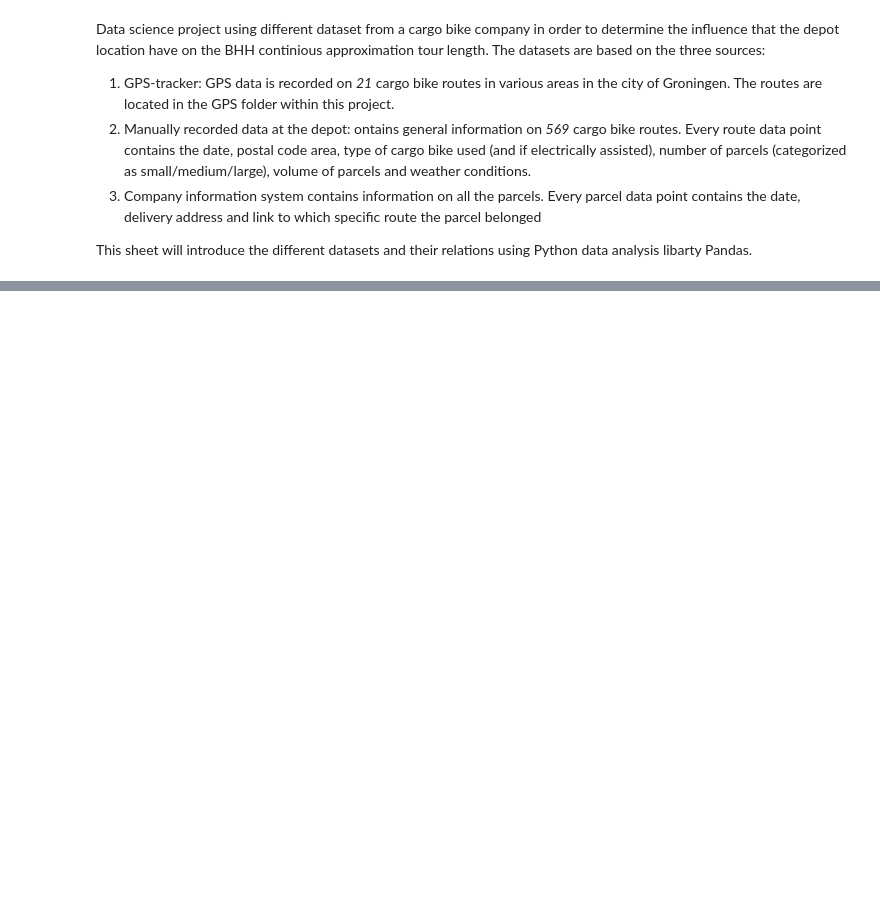
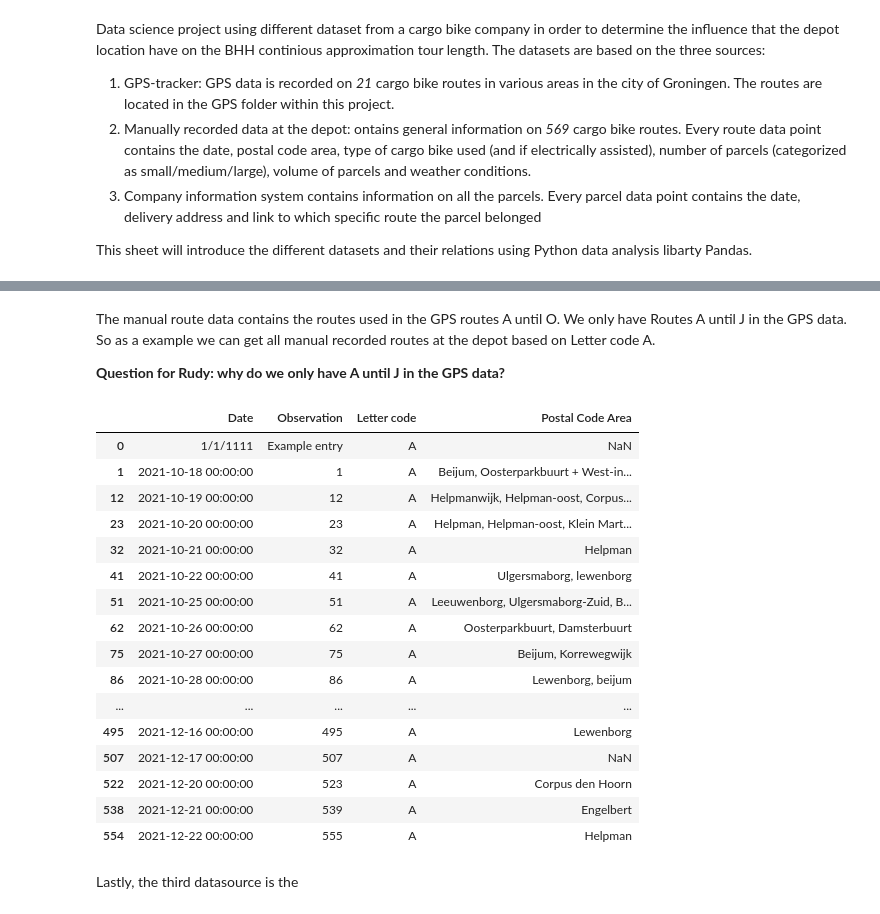
Before and after one commit to teletobbie/last-mile-cargo-bike-delivery, a Jupyter notebook: introduction.ipynb, the cells around one changed output, grey strips where cells are left out. Drawn from its saved outputs; the diff is of its cells as text; code cells hidden in the pictures; blank space fills up the shorter version.

```diff
--- a/introduction.ipynb
+++ b/introduction.ipynb
@@ -15,0 +134,26 @@ import pandas as pd
+# %% [markdown]
+The manual route data contains the routes used in the GPS routes A until O. We only have Routes A until J in the GPS data. So as a example we can get all manual recorded routes at the depot based on Letter code A.
+
+**Question for Rudy: why do we only have A until J in the GPS data?**
+# %%
+display(HTML(subset_routedata[subset_routedata["Letter code"] == "A"].to_html()))
+# %% [output]
+|  | Date | Observation | Letter code | Postal Code Area |
+| 0 | 1/1/1111 | Example entry | A | NaN |
+| 1 | 2021-10-18 00:00:00 | 1 | A | Beijum, Oosterparkbuurt + West-in... |
+| 12 | 2021-10-19 00:00:00 | 12 | A | Helpmanwijk, Helpman-oost, Corpus... |
+| 23 | 2021-10-20 00:00:00 | 23 | A | Helpman, Helpman-oost, Klein Mart... |
+| 32 | 2021-10-21 00:00:00 | 32 | A | Helpman |
+| 41 | 2021-10-22 00:00:00 | 41 | A | Ulgersmaborg, lewenborg |
+| 51 | 2021-10-25 00:00:00 | 51 | A | Leeuwenborg, Ulgersmaborg-Zuid, B... |
+| 62 | 2021-10-26 00:00:00 | 62 | A | Oosterparkbuurt, Damsterbuurt |
+| 75 | 2021-10-27 00:00:00 | 75 | A | Beijum, Korrewegwijk |
+| 86 | 2021-10-28 00:00:00 | 86 | A | Lewenborg, beijum |
+| ... | ... | ... | ... | ... |
+| 495 | 2021-12-16 00:00:00 | 495 | A | Lewenborg |
+| 507 | 2021-12-17 00:00:00 | 507 | A | NaN |
+| 522 | 2021-12-20 00:00:00 | 523 | A | Corpus den Hoorn |
+| 538 | 2021-12-21 00:00:00 | 539 | A | Engelbert |
+| 554 | 2021-12-22 00:00:00 | 555 | A | Helpman |
+# %% [markdown]
+Lastly, the third datasource is the
```
Also changed, not shown: parts of 8 cells of this notebook, 24 other files.
